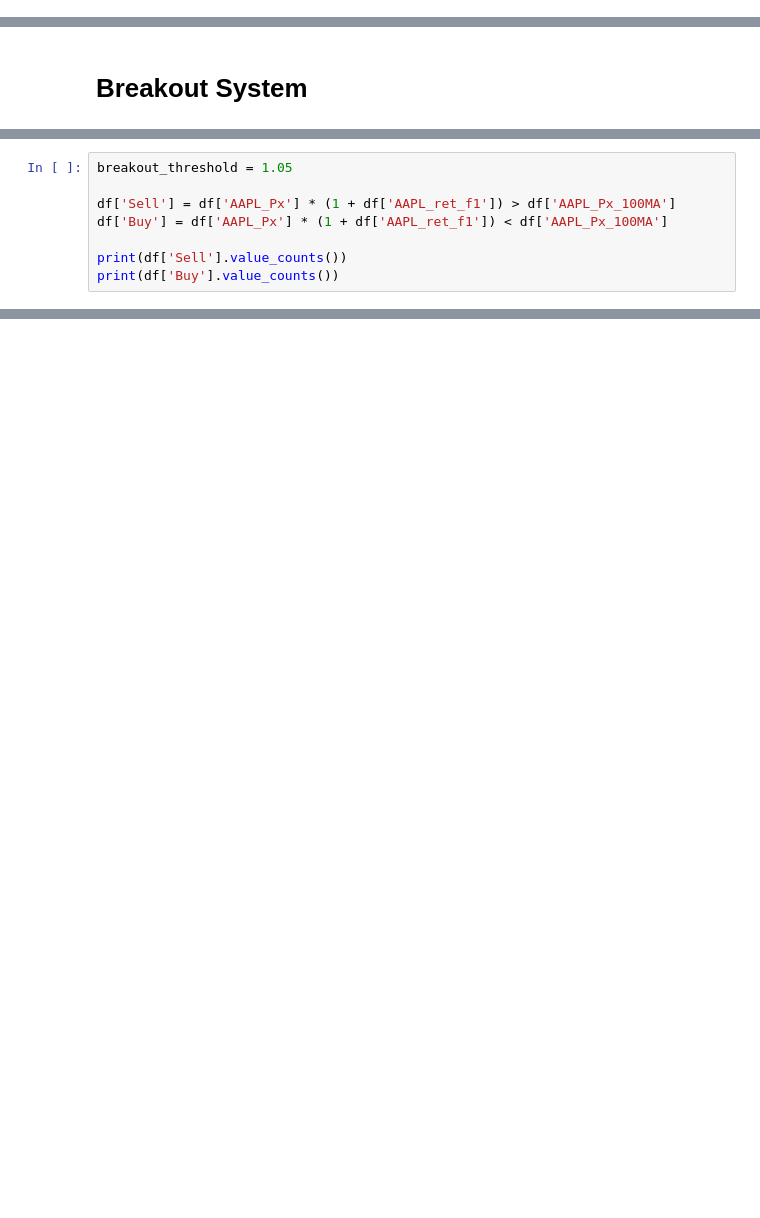
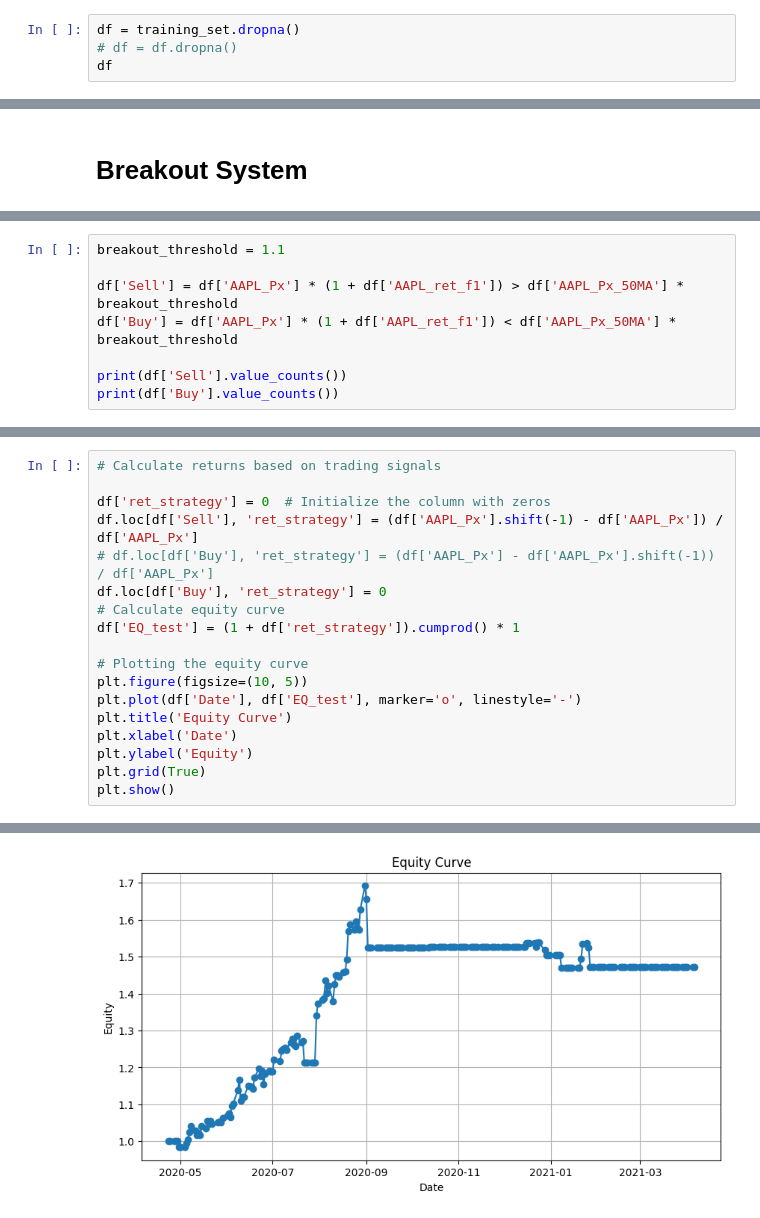
Before and after one commit to ShiweiHe0713/RegressionBased-ESG_Company_Trading, a Jupyter notebook: modeling.ipynb, the cells around one changed output, grey strips where cells are left out. Drawn from its saved outputs; the diff is of its cells as text; blank space fills up the shorter version.

```diff
--- a/modeling.ipynb
+++ b/modeling.ipynb
@@ -188,0 +194,4 @@ The model performed pretty good on the holdout set, with an average R-Squared va
+# %%
+df = training_set.dropna()
+# df = df.dropna()
+df
@@ -307,8 +326,8 @@ memory usage: 116.8+ KB
 # %%
-breakout_threshold = 1.05
+breakout_threshold = 1.1
 
-df['Sell'] = df['AAPL_Px'] * (1 + df['AAPL_ret_f1']) > df['AAPL_Px_100MA']
-df['Buy'] = df['AAPL_Px'] * (1 + df['AAPL_ret_f1']) < df['AAPL_Px_100MA']
+df['Sell'] = df['AAPL_Px'] * (1 + df['AAPL_ret_f1']) > df['AAPL_Px_50MA'] * breakout_threshold
+df['Buy'] = df['AAPL_Px'] * (1 + df['AAPL_ret_f1']) < df['AAPL_Px_50MA'] * breakout_threshold
 
 print(df['Sell'].value_counts())
 print(df['Buy'].value_counts())
@@ -323,0 +353,19 @@ Name: count, dtype: int64
+# %%
+# Calculate returns based on trading signals
+
+df['ret_strategy'] = 0  # Initialize the column with zeros
+df.loc[df['Sell'], 'ret_strategy'] = (df['AAPL_Px'].shift(-1) - df['AAPL_Px']) / df['AAPL_Px']
+# df.loc[df['Buy'], 'ret_strategy'] = (df['AAPL_Px'] - df['AAPL_Px'].shift(-1)) / df['AAPL_Px']
+df.loc[df['Buy'], 'ret_strategy'] = 0
+# Calculate equity curve
+df['EQ_test'] = (1 + df['ret_strategy']).cumprod() * 1
+
+# Plotting the equity curve
+plt.figure(figsize=(10, 5))
+plt.plot(df['Date'], df['EQ_test'], marker='o', linestyle='-')
+plt.title('Equity Curve')
+plt.xlabel('Date')
+plt.ylabel('Equity')
+plt.grid(True)
+plt.show()
+# %% [output]
@@ -323,0 +382 @@ Name: count, dtype: int64
+[figure, added]
```
Also changed, not shown: parts of 13 cells of this notebook, 4 other files.
